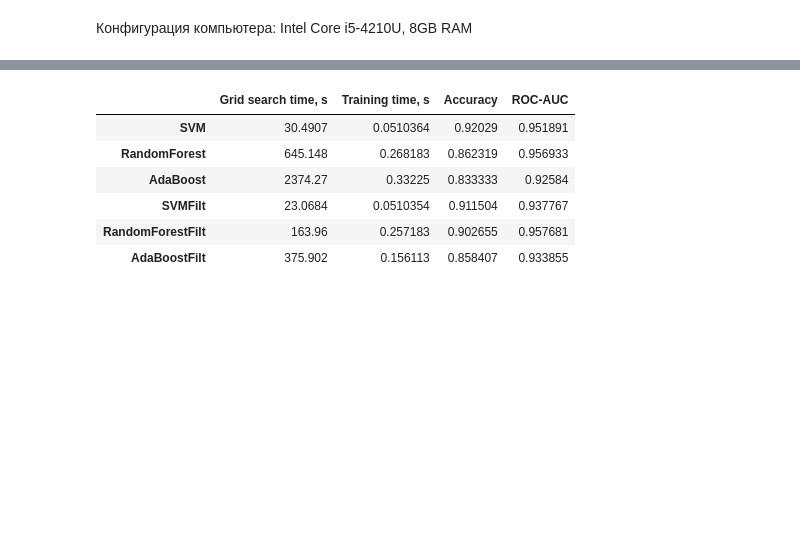
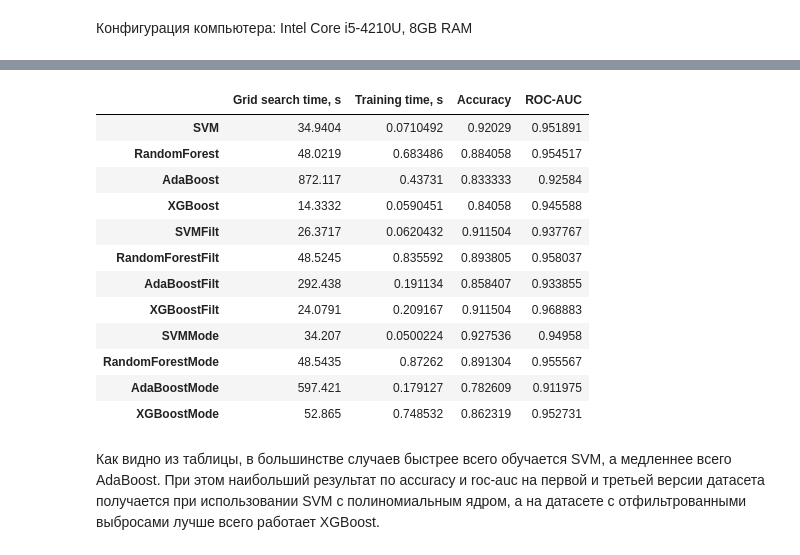
Before and after one commit to glkuzi/MLHomeworks, a Jupyter notebook: Homework_1_Kuzmin.ipynb, the cells around one changed output, grey strips where cells are left out. Cells and saved outputs as stored; diff of their text form; code cells hidden in the pictures; blank space fills up the shorter version.

```diff
--- a/Homework_1_Kuzmin.ipynb
+++ b/Homework_1_Kuzmin.ipynb
@@ -506,8 +591,8 @@ def chooseBestParams(X_train, X_test, y_train, y_test):
     est1 = sklearn.tree.DecisionTreeClassifier(max_depth=10, random_state=2)
     est2 = sklearn.svm.SVC(kernel='poly', degree=2, gamma='auto', probability=True)
     param = {'base_estimator': [est1], 'base_estimator__max_depth': np.arange(7, 10),
-             'base_estimator__max_features': range(1, 6, 1),
-             'learning_rate': np.arange(0.8, 0.92, 0.02), 'n_estimators': np.arange(20, 91, 10)}
+             'base_estimator__max_features': range(1, 5),
+             'learning_rate': np.arange(0.8, 0.92, 0.02), 'n_estimators': np.arange(50, 91, 10)}
     gs = sklearn.model_selection.GridSearchCV(clf, param, scoring='roc_auc', cv=5, iid=False)
     gs.fit(X_train, y_train)
     clf.set_params(**gs.best_params_)
@@ -550,0 +772,35 @@ resMetrics_filt.append([abcCVTime_filt, abcTime_filt, matr, acc, roc_auc])
+# %%
+def chooseBestParamsXGB(X_train, X_test, y_train, y_test):
+    clf = XGBClassifier(random_state=2)
+    param = {'max_depth': [1, 2, 3], 'learning_rate': [0.1, 0.01, 0.001],
+             'n_estimators': np.arange(700, 801, 50)}
+    gs = sklearn.model_selection.GridSearchCV(clf, param, scoring='roc_auc', cv=5, iid=False)
+    gs.fit(X_train, y_train)
+    clf.set_params(**gs.best_params_)
+    clf.fit(X_train, y_train)
+    y_pred = clf.predict(X_test)
+    y_pred_proba = clf.predict_proba(X_test)
+    acc = sklearn.metrics.accuracy_score(y_test, y_pred)
+    y_pred_proba = [y[1] for y in y_pred_proba]
+    roc_auc = sklearn.metrics.roc_auc_score(y_test, y_pred_proba)
+    res = [gs.best_params_, acc, roc_auc]
+    return res
+# %%
+start = time.time()
+res = chooseBestParamsXGB(X_train_mode, X_test_mode, y_train_mode, y_test_mode)
+end = time.time()
+xgbCVTime_mode = end - start
+res[0]['random_state'] = 2
+clf = XGBClassifier(**res[0])
+start = time.time()
+clf.fit(X_train_mode, y_train_mode)
+end = time.time()
+xgbTime_mode = end - start
+y_pred = clf.predict(X_test_mode)
+matr = sklearn.metrics.confusion_matrix(y_test_mode, y_pred)
+y_pred_proba = clf.predict_proba(X_test_mode)
+acc = sklearn.metrics.accuracy_score(y_test_mode, y_pred)
+y_pred_proba = [y[1] for y in y_pred_proba]
+roc_auc = sklearn.metrics.roc_auc_score(y_test_mode, y_pred_proba)
+resMetrics_mode.append([xgbCVTime_mode, xgbTime_mode, matr, acc, roc_auc])
+print(res, resMetrics_mode[-1])
@@ -555,15 +819,25 @@ resMetrics_filt.append([abcCVTime_filt, abcTime_filt, matr, acc, roc_auc])
 # %%
 res_columns = ['Grid search time, s', 'Training time, s', 'Accuracy', 'ROC-AUC']
-res_indices = ['SVM', 'RandomForest', 'AdaBoost', 'SVMFilt','RandomForestFilt', 'AdaBoostFilt']
-resMetr = np.vstack([np.array(resMetrics), np.array(resMetrics_filt)])
+res_indices = ['SVM', 'RandomForest', 'AdaBoost', 'XGBoost', 'SVMFilt','RandomForestFilt',
+               'AdaBoostFilt', 'XGBoostFilt', 'SVMMode','RandomForestMode',
+               'AdaBoostMode', 'XGBoostMode']
+resMetr = np.vstack([np.array(resMetrics), np.array(resMetrics_filt), np.array(resMetrics_mode)])
 
 result_df = pd.DataFrame(resMetr[:, [0, 1, 3, 4]], index=res_indices, columns=res_columns)
 result_df
 # %% [output]
 |  | Grid search time, s | Training time, s | Accuracy | ROC-AUC |
-| SVM | 30.4907 | 0.0510364 | 0.92029 | 0.951891 |
-| RandomForest | 645.148 | 0.268183 | 0.862319 | 0.956933 |
-| AdaBoost | 2374.27 | 0.33225 | 0.833333 | 0.92584 |
-| SVMFilt | 23.0684 | 0.0510354 | 0.911504 | 0.937767 |
-| RandomForestFilt | 163.96 | 0.257183 | 0.902655 | 0.957681 |
-| AdaBoostFilt | 375.902 | 0.156113 | 0.858407 | 0.933855 |
+| SVM | 34.9404 | 0.0710492 | 0.92029 | 0.951891 |
+| RandomForest | 48.0219 | 0.683486 | 0.884058 | 0.954517 |
+| AdaBoost | 872.117 | 0.43731 | 0.833333 | 0.92584 |
+| XGBoost | 14.3332 | 0.0590451 | 0.84058 | 0.945588 |
+| SVMFilt | 26.3717 | 0.0620432 | 0.911504 | 0.937767 |
+| RandomForestFilt | 48.5245 | 0.835592 | 0.893805 | 0.958037 |
+| AdaBoostFilt | 292.438 | 0.191134 | 0.858407 | 0.933855 |
+| XGBoostFilt | 24.0791 | 0.209167 | 0.911504 | 0.968883 |
+| SVMMode | 34.207 | 0.0500224 | 0.927536 | 0.94958 |
+| RandomForestMode | 48.5435 | 0.87262 | 0.891304 | 0.955567 |
+| AdaBoostMode | 597.421 | 0.179127 | 0.782609 | 0.911975 |
+| XGBoostMode | 52.865 | 0.748532 | 0.862319 | 0.952731 |
+# %% [markdown]
+Как видно из таблицы, в большинстве случаев быстрее всего обучается SVM, а медленнее всего AdaBoost. При этом наибольший результат по accuracy и roc-auc на первой и третьей версии датасета получается при использовании SVM с полиномиальным ядром, а на датасете с отфильтрованными выбросами лучше всего работает XGBoost.
```
Also changed, not shown: parts of 40 cells of this notebook.
